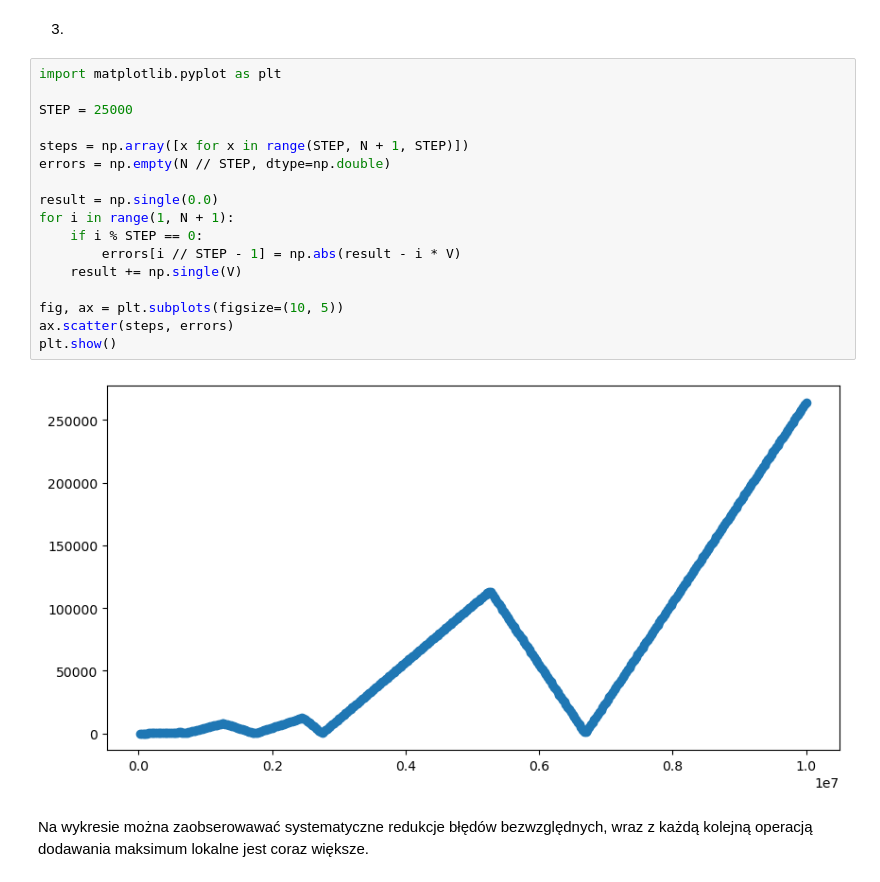
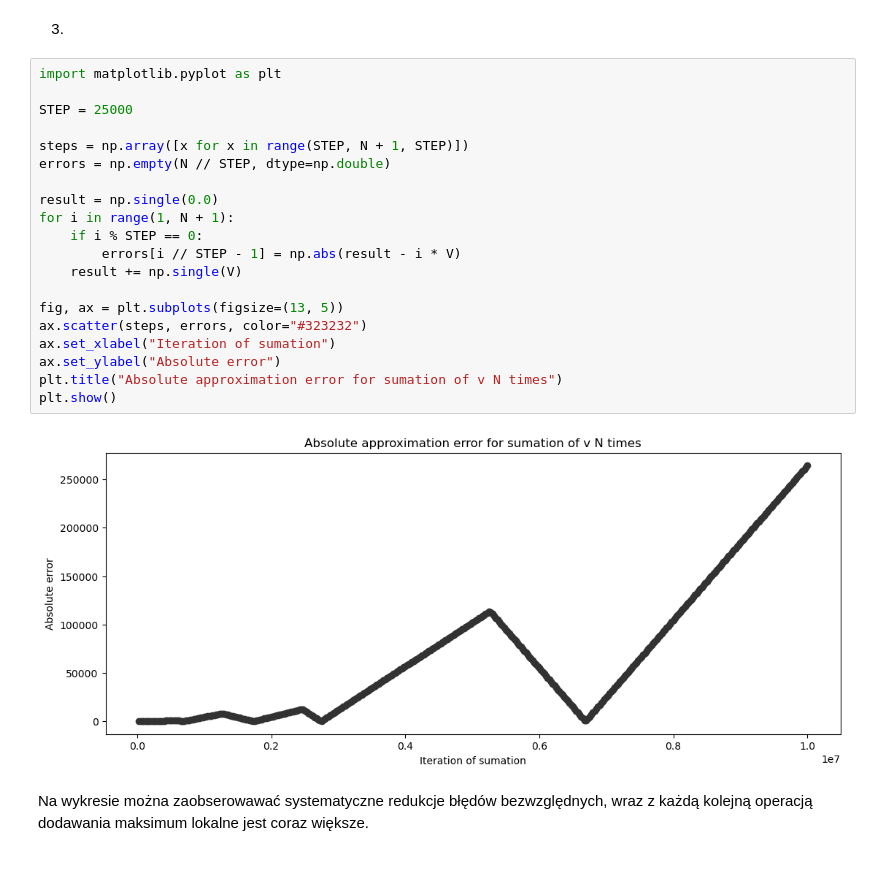
Before and after one commit to Szaroslav/computational-methods-agh-course, a Jupyter notebook: lab01/lab01.ipynb, the cells around one changed output. Drawn from its saved outputs; the diff is of its cells as text.

```diff
--- a/lab01/lab01.ipynb
+++ b/lab01/lab01.ipynb
@@ -40,22 +43,25 @@ Błąd względny jest duży z powodu ograniczonej liczby bitów w mantysie, w pe
 # %%
 import matplotlib.pyplot as plt
 
 STEP = 25000
 
 steps = np.array([x for x in range(STEP, N + 1, STEP)])
 errors = np.empty(N // STEP, dtype=np.double)
 
 result = np.single(0.0)
 for i in range(1, N + 1):
     if i % STEP == 0:
         errors[i // STEP - 1] = np.abs(result - i * V)
     result += np.single(V)
 
-fig, ax = plt.subplots(figsize=(10, 5))
-ax.scatter(steps, errors)
+fig, ax = plt.subplots(figsize=(13, 5))
+ax.scatter(steps, errors, color="#323232")
+ax.set_xlabel("Iteration of sumation")
+ax.set_ylabel("Absolute error")
+plt.title("Absolute approximation error for sumation of v N times")
 plt.show()
 # %% [output]
-[figure, old version]
+[figure, new version]
 # %% [markdown]
 Na wykresie można zaobserowawać systematyczne redukcje błędów bezwzględnych, wraz z każdą kolejną operacją dodawania maksimum lokalne jest coraz większe.
 # %% [markdown]
```
Also changed, not shown: parts of 2 cells of this notebook, 1 other file.
